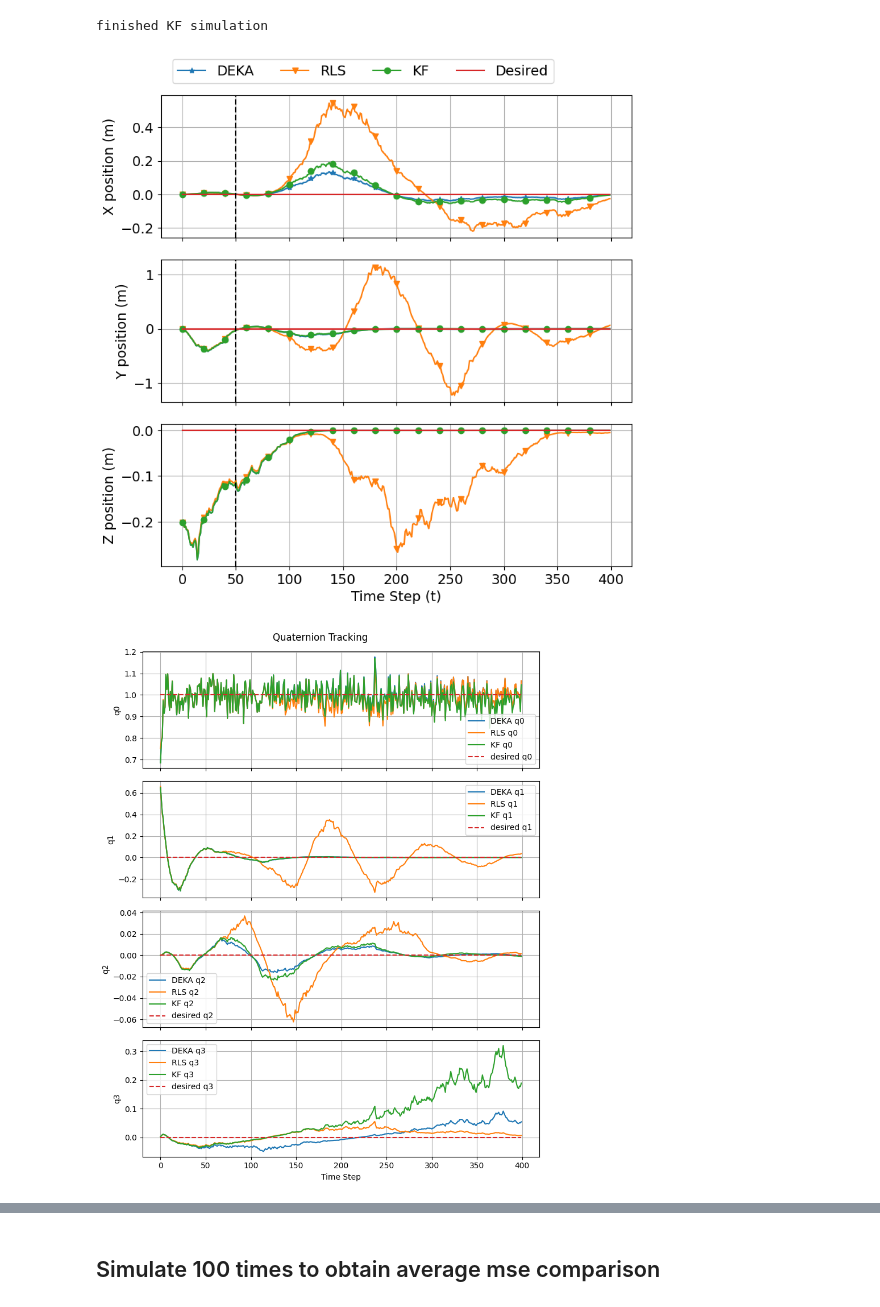
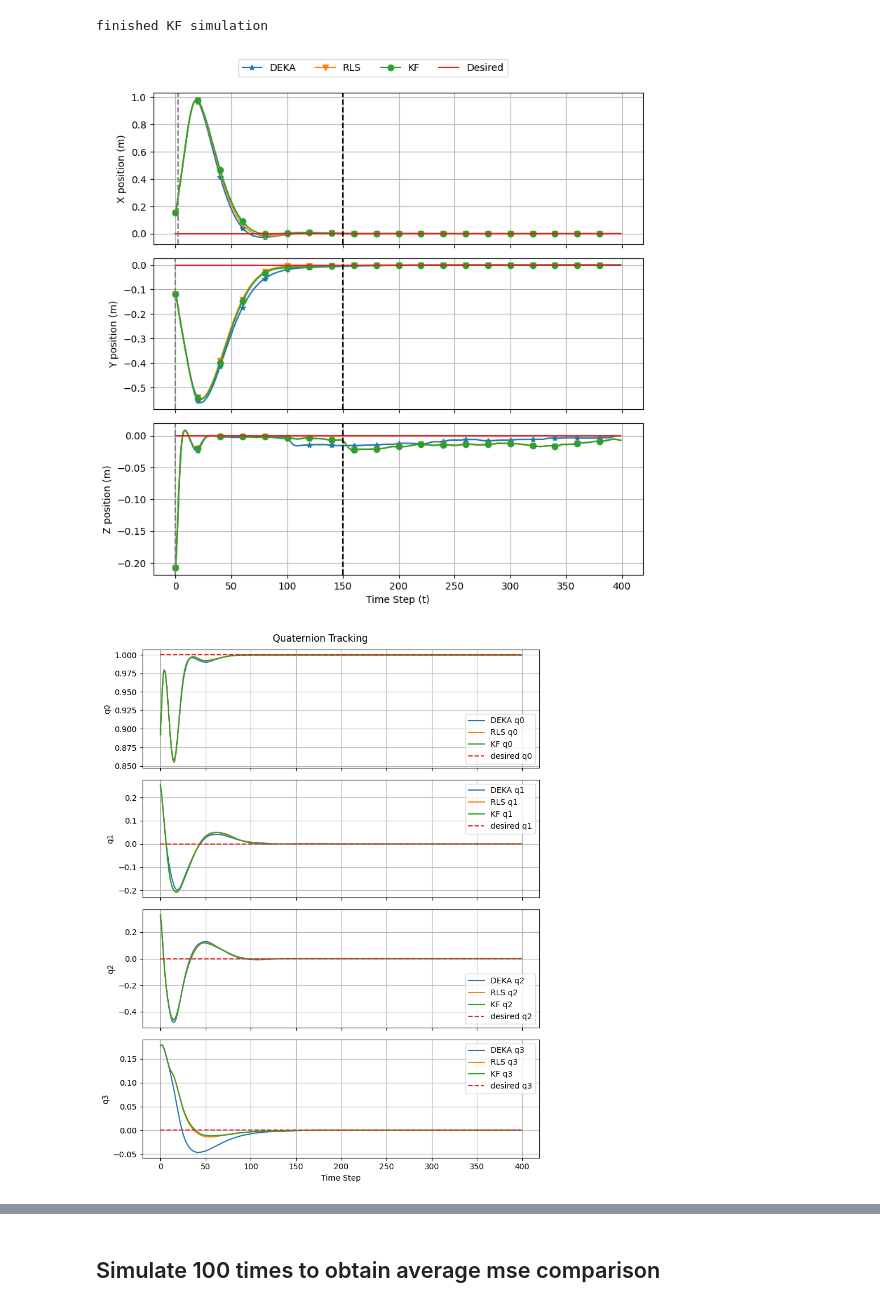
Before and after one commit to ChrisSha0104/Online-Parameter-Estimation-Using-the-Kaczmarz-Method, a Jupyter notebook: python/robot_plot.ipynb, the cells around one changed output, grey strips where cells are left out. Saved outputs shown, nothing was run; the diff lists cells and outputs as text; code cells hidden in the pictures.

```diff
--- a/python/robot_plot.ipynb
+++ b/python/robot_plot.ipynb
@@ -16,8 +32,8 @@ print("finished RLS simulation")
 # %% [output]
 finished RLS simulation
 # %%
-Q = 1e-3 * np.eye(6)
-R = 1e-3 * np.eye(3*10)
+Q = 1e-3 * np.eye(7)
+R = 1e-3 * np.eye(6*10)
 x_kf,  u_kf,  theta_kf,  theta_hat_kf  = param_est.simulate_quadrotor_hover_with_KF(NSIM=400, Q_noise=Q, R_noise=R)
 print("finished KF simulation")
 # x_mpc,  u_mpc,  theta_mpc,  theta_hat_mpc  = param_est.simulate_quadrotor_hover_with_no_estimation()
@@ -62,37 +78,41 @@ axs[0].plot(t, x_pos_deka,  marker = "*", markevery = 20,label='DEKA')
 axs[0].plot(t, x_pos_rls,  marker = "v",markevery = 20,label='RLS')
 axs[0].plot(t, x_pos_kf, marker="o", markevery = 20, label='KF')
 axs[0].plot(t, hov_des, label='Desired')
-axs[0].axvline(x=50, color='k', linestyle='--')
+axs[0].axvline(x=150, color='k', linestyle='--', label='Parameter Shift')
+axs[0].axvline(x=2, color='grey', linestyle='--', label='Initial Perturbation')
+
 axs[0].set_ylabel('X position (m)')
 axs[0].grid(True)
 
 # Y position
 axs[1].plot(t, y_pos_deka, marker = "*",markevery = 20)
 axs[1].plot(t, y_pos_rls,  marker = "v",markevery = 20)
 axs[1].plot(t, y_pos_kf,  marker = "o",markevery = 20)
 axs[1].plot(t, hov_des)
-axs[1].axvline(x=50, color='k', linestyle='--')
+axs[1].axvline(x=150, color='k', linestyle='--', label='Parameter Shift')
+axs[1].axvline(x=0, color='grey', linestyle='--', label='Initial Perturbation')
 axs[1].set_ylabel('Y position (m)')
 axs[1].grid(True)
 
 # Z position
 axs[2].plot(t, z_pos_deka, marker = "*",markevery = 20)
 axs[2].plot(t, z_pos_rls,  marker = "v",markevery = 20)
 axs[2].plot(t, z_pos_kf,  marker = "o",markevery = 20)
 axs[2].plot(t, hov_des)
-axs[2].axvline(x=50, color='k', linestyle='--')
+axs[2].axvline(x=150, color='k', linestyle='--', label='Parameter Shift')
+axs[2].axvline(x=0, color='grey', linestyle='--', label='Initial Perturbation')
 axs[2].set_xlabel('Time Step (t)')
 axs[2].set_ylabel('Z position (m)')
 axs[2].grid(True)
 
 # Create a single legend outside the subplots
 fig.legend(['DEKA', 'RLS', 'KF', 'Desired'], loc='upper center', ncol=4, bbox_to_anchor=(0.5, 1.0))
 
 # fig.suptitle('Position Tracking')
 plt.tight_layout(rect=[0, 0, 1, 0.95])  # Adjust layout to fit the legend
 plt.show()
 # %% [output]
-[figure, old version]
+[figure, new version]
 # %%
 q0_deka  = [row[3] for row in x_deka]
 q0_rls   = [row[3] for row in x_rls]
@@ -160,7 +180,7 @@ fig.suptitle('Quaternion Tracking')
 plt.tight_layout()
 plt.show()
 # %% [output]
-[figure, old version]
+[figure, new version]
 # %%
 # 3) Compute and plot normalized squared error of parameter estimates
 #    E.g. if theta_history is shape (N, p), we can do:
```
Also changed, not shown: parts of 6 cells of this notebook, 4 other files.
